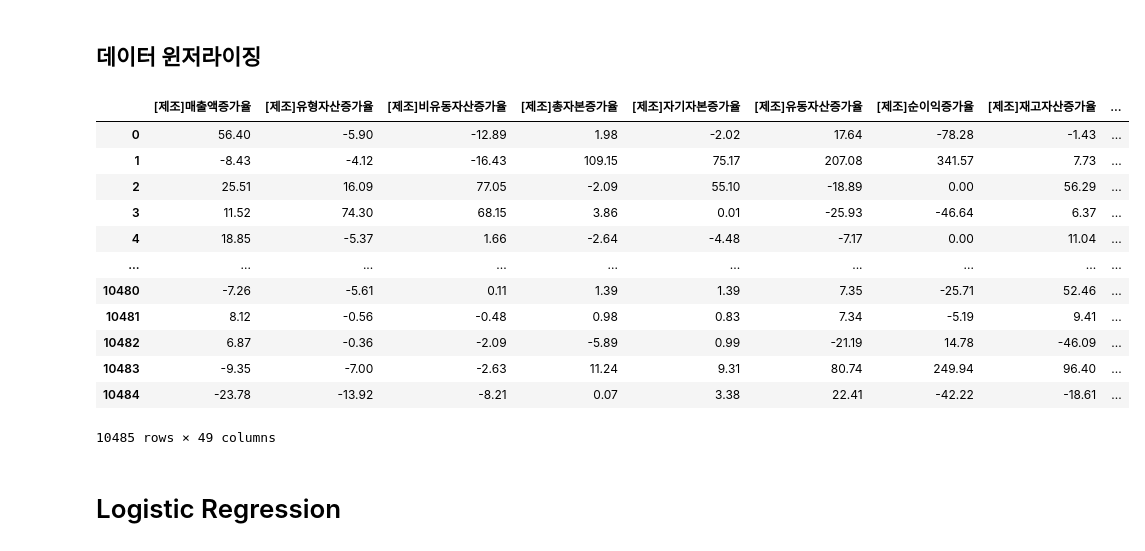
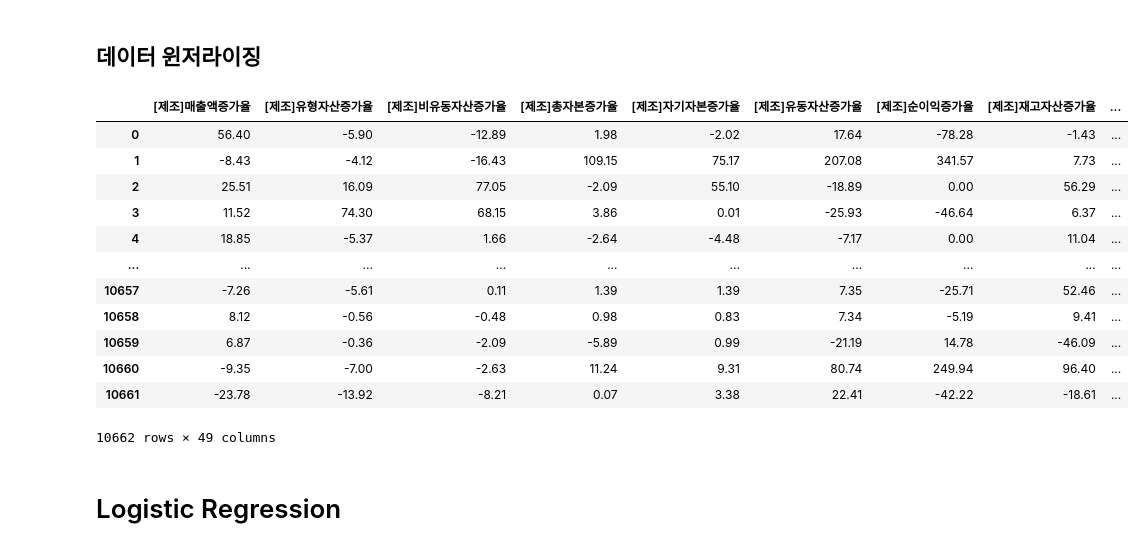
Before and after one commit to Sunghwi01/Project2, a Jupyter notebook: 0922로지피처선정(의영이형).ipynb, the cells around one changed output. Saved outputs shown, nothing was run; the diff lists cells and outputs as text; code cells hidden in the pictures.

```diff
--- a/0922로지피처선정(의영이형).ipynb
+++ b/0922로지피처선정(의영이형).ipynb
@@ -34,24 +20,24 @@ df = pd.read_csv('./dataset/label지정.csv', encoding='CP949')
 ## 데이터 윈저라이징
 # %%
 df_1 = df.copy()
-df_1.drop(['회사명', '거래소코드', '회계년도_x', '상장일', '상장폐지일', '산업명', '소속코드','year', 'month'],axis=1,inplace=True)
+df_1.drop(['회사명', '거래소코드', '회계년도', '상장일', '상장폐지일', '산업명', '소속코드','year', 'month'],axis=1,inplace=True)
 for col in df_1.columns:
     df_1[col] = winsorize(df_1[col], limits= 0.01)
 df_1
 # %% [output]
 |  | [제조]매출액증가율 | [제조]유형자산증가율 | [제조]비유동자산증가율 | [제조]총자본증가율 | [제조]자기자본증가율 | [제조]유동자산증가율 | [제조]순이익증가율 | [제조]재고자산증가율 | ... |
 | 0 | 56.40 | -5.90 | -12.89 | 1.98 | -2.02 | 17.64 | -78.28 | -1.43 | ... |
 | 1 | -8.43 | -4.12 | -16.43 | 109.15 | 75.17 | 207.08 | 341.57 | 7.73 | ... |
 | 2 | 25.51 | 16.09 | 77.05 | -2.09 | 55.10 | -18.89 | 0.00 | 56.29 | ... |
 | 3 | 11.52 | 74.30 | 68.15 | 3.86 | 0.01 | -25.93 | -46.64 | 6.37 | ... |
 | 4 | 18.85 | -5.37 | 1.66 | -2.64 | -4.48 | -7.17 | 0.00 | 11.04 | ... |
 | ... | ... | ... | ... | ... | ... | ... | ... | ... | ... |
-| 10480 | -7.26 | -5.61 | 0.11 | 1.39 | 1.39 | 7.35 | -25.71 | 52.46 | ... |
-| 10481 | 8.12 | -0.56 | -0.48 | 0.98 | 0.83 | 7.34 | -5.19 | 9.41 | ... |
-| 10482 | 6.87 | -0.36 | -2.09 | -5.89 | 0.99 | -21.19 | 14.78 | -46.09 | ... |
-| 10483 | -9.35 | -7.00 | -2.63 | 11.24 | 9.31 | 80.74 | 249.94 | 96.40 | ... |
-| 10484 | -23.78 | -13.92 | -8.21 | 0.07 | 3.38 | 22.41 | -42.22 | -18.61 | ... |
+| 10657 | -7.26 | -5.61 | 0.11 | 1.39 | 1.39 | 7.35 | -25.71 | 52.46 | ... |
+| 10658 | 8.12 | -0.56 | -0.48 | 0.98 | 0.83 | 7.34 | -5.19 | 9.41 | ... |
+| 10659 | 6.87 | -0.36 | -2.09 | -5.89 | 0.99 | -21.19 | 14.78 | -46.09 | ... |
+| 10660 | -9.35 | -7.00 | -2.63 | 11.24 | 9.31 | 80.74 | 249.94 | 96.40 | ... |
+| 10661 | -23.78 | -13.92 | -8.21 | 0.07 | 3.38 | 22.41 | -42.22 | -18.61 | ... |
-10485 rows × 49 columns
+10662 rows × 49 columns
 # %% [markdown]
 # Logistic Regression
 # %%
```
Also changed, not shown: parts of 9 cells of this notebook, 16 other files.
